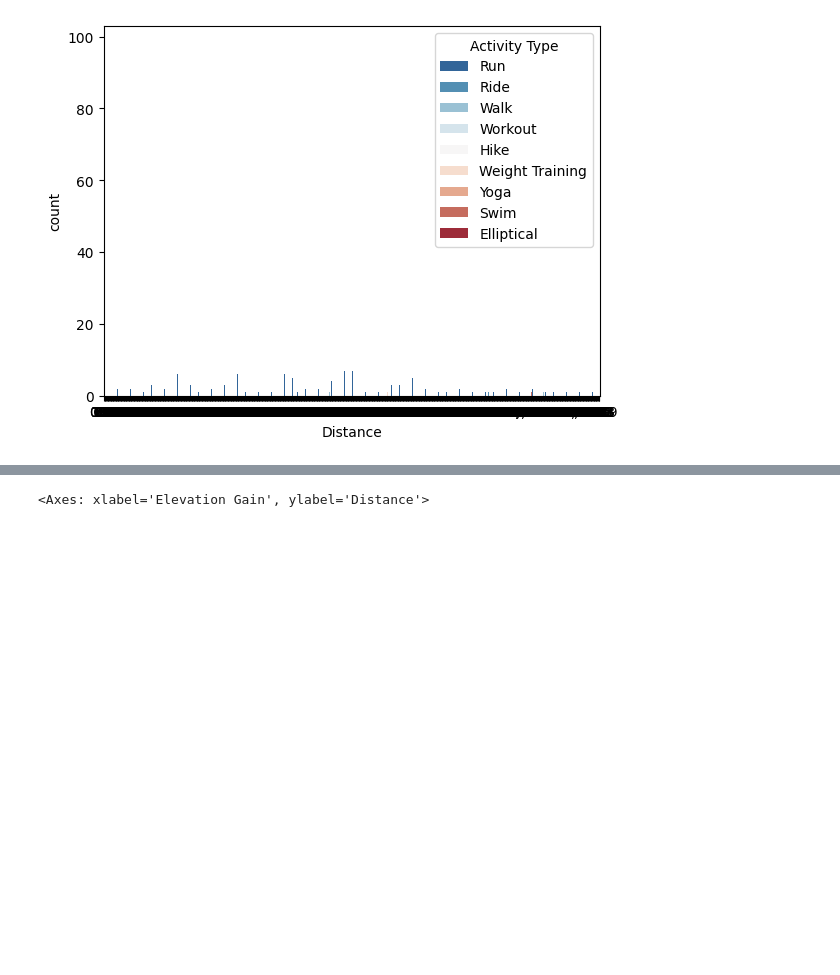
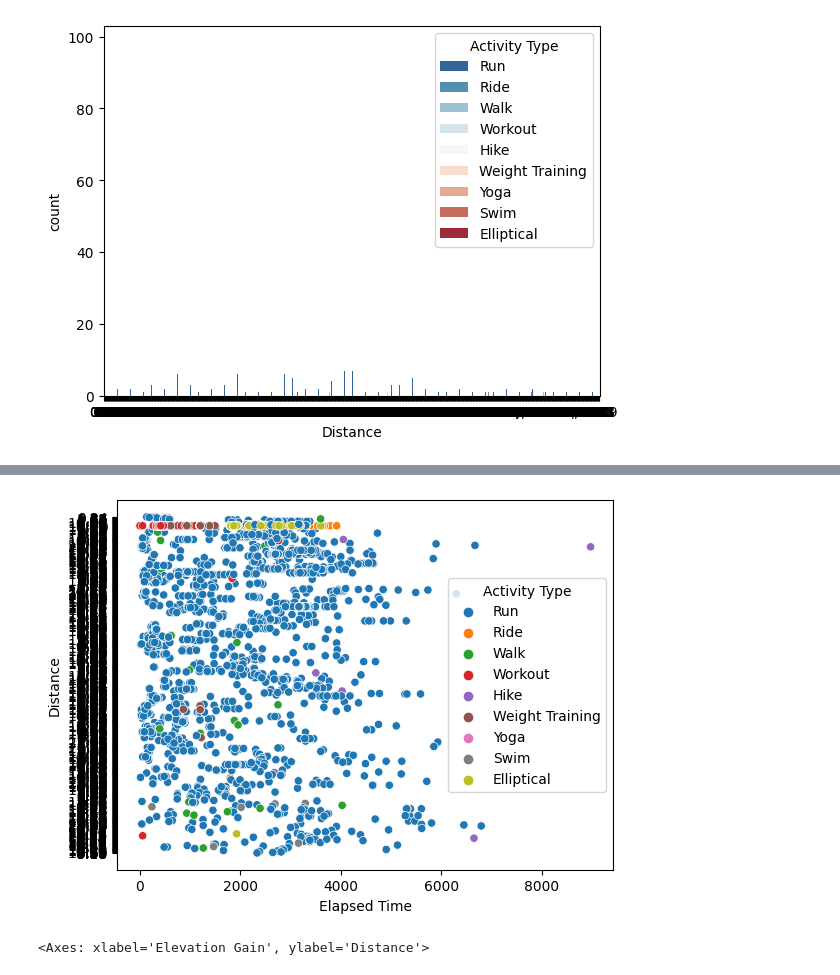
Before and after one commit to yashhooda1/Strava-Activity-Analytics-Project, a Jupyter notebook: Strava_Activity_Data_Analytics_Project.ipynb, the cells around one changed output, grey strips where cells are left out. Cells and saved outputs as stored; diff of their text form; code cells hidden in the pictures; blank space fills up the shorter version.

```diff
--- a/Strava_Activity_Data_Analytics_Project.ipynb
+++ b/Strava_Activity_Data_Analytics_Project.ipynb
@@ -335,3 +338,4 @@ sns.scatterplot(x='Moving Time (Seconds)', y='Distance', data=df, hue='Activity
 # %%
-#Scatterplot of activity time by distance analysis
-sns.scatterplot(x='Elapsed Time (Seconds)', y='Distance', data=df, hue = 'Activity Type')
+#Scatterplot of activity time in Seconds by distance analysis
+sns.scatterplot(x='Elapsed Time', y='Distance', data=df, hue = 'Activity Type')
+# %% [output]
@@ -338,3 +343,4 @@ sns.scatterplot(x='Elapsed Time (Seconds)', y='Distance', data=df, hue = 'Activi
+[figure, added]
 # %%
 #Elevation Gain by distance analysis
 sns.scatterplot(x='Elevation Gain', y='Distance', data=df, hue = 'Activity Type')
```
Also changed, not shown: parts of 9 cells of this notebook.
